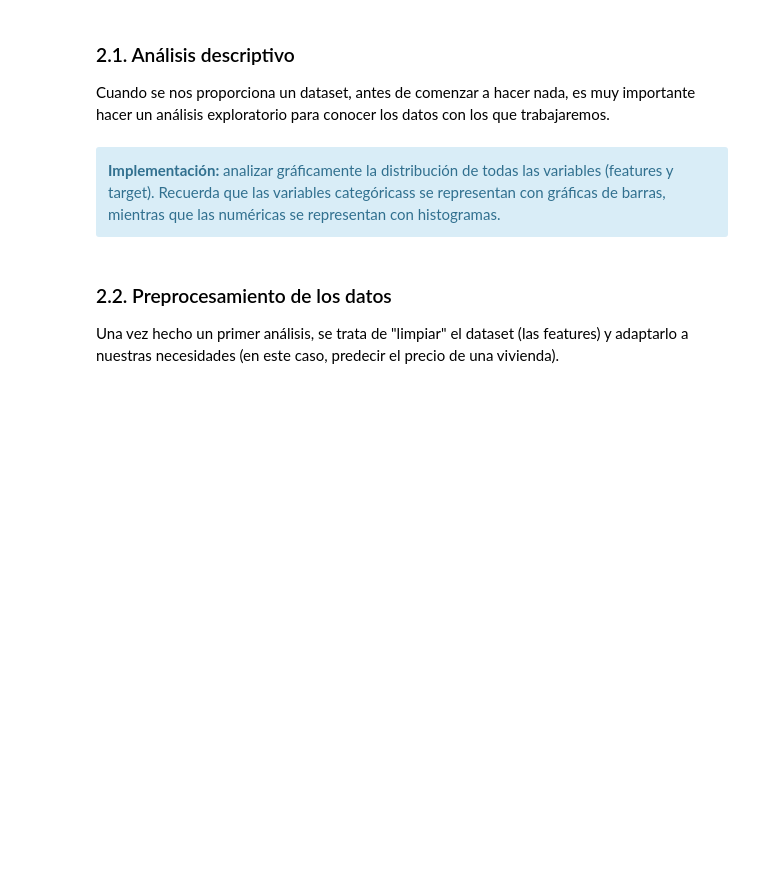
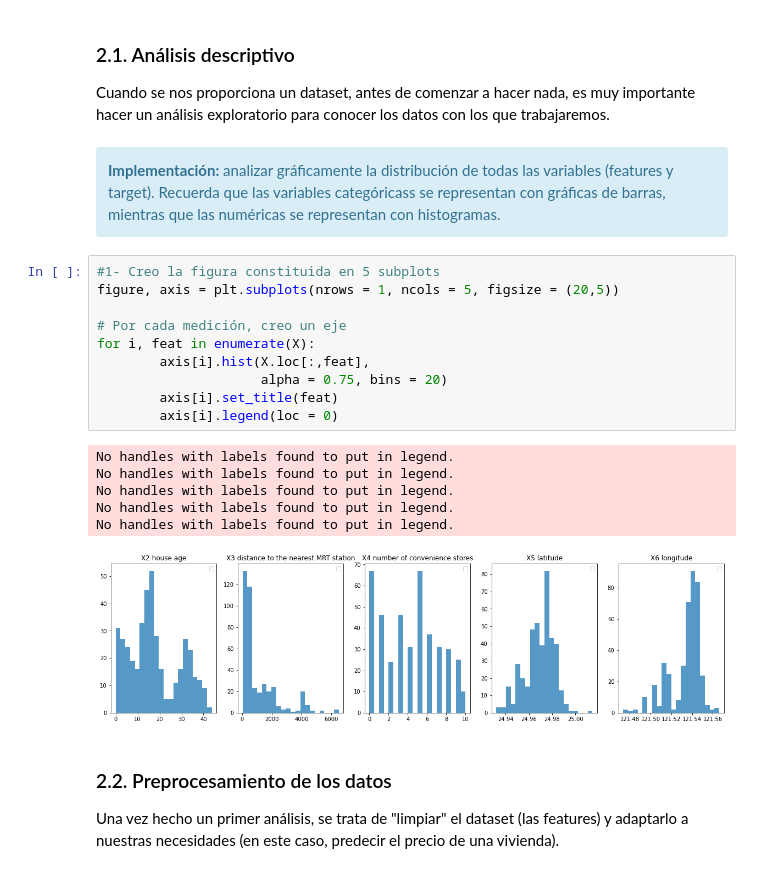
Before and after one commit to fmorales93/PEC3, a Jupyter notebook: 20211_M2.855_PEC3_Enunciado.ipynb, the cells around one changed output. Drawn from its saved outputs; the diff is of its cells as text; blank space fills up the shorter version.

```diff
--- a/20211_M2.855_PEC3_Enunciado.ipynb
+++ b/20211_M2.855_PEC3_Enunciado.ipynb
@@ -498,6 +503,23 @@ Cuando se nos proporciona un dataset, antes de comenzar a hacer nada, es muy imp
 <div class="alert alert-block alert-info">
 <strong>Implementación:</strong> analizar gráficamente la distribución de todas las variables (features y target). Recuerda que las variables categóricass se representan con gráficas de barras, mientras que las numéricas se representan con histogramas.
 </div>
+# %%
+#1- Creo la figura constituida en 5 subplots
+figure, axis = plt.subplots(nrows = 1, ncols = 5, figsize = (20,5))
+
+# Por cada medición, creo un eje
+for i, feat in enumerate(X):
+        axis[i].hist(X.loc[:,feat],
+                     alpha = 0.75, bins = 20)
+        axis[i].set_title(feat)
+        axis[i].legend(loc = 0)
+# %% [output]
+No handles with labels found to put in legend.
+No handles with labels found to put in legend.
+No handles with labels found to put in legend.
+No handles with labels found to put in legend.
+No handles with labels found to put in legend.
+[figure, added]
 # %% [markdown]
 ### 2.2. Preprocesamiento de los datos
 
```
Also changed, not shown: parts of 7 cells of this notebook.
